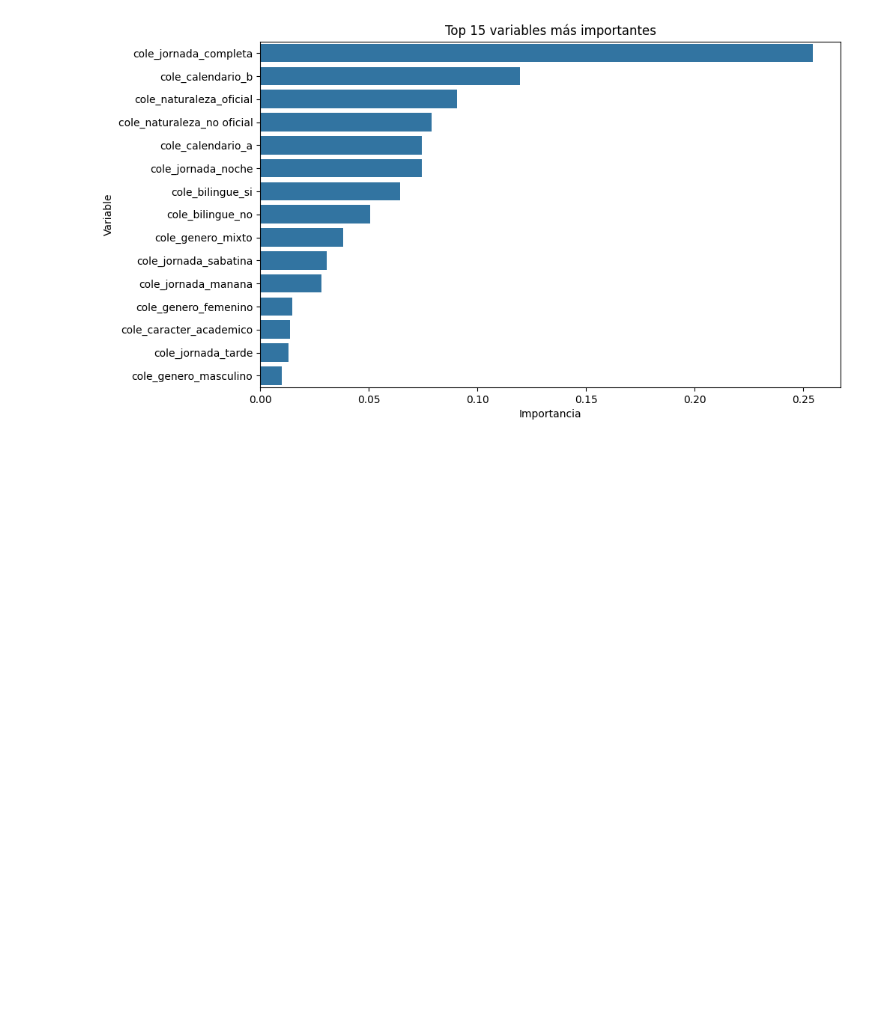
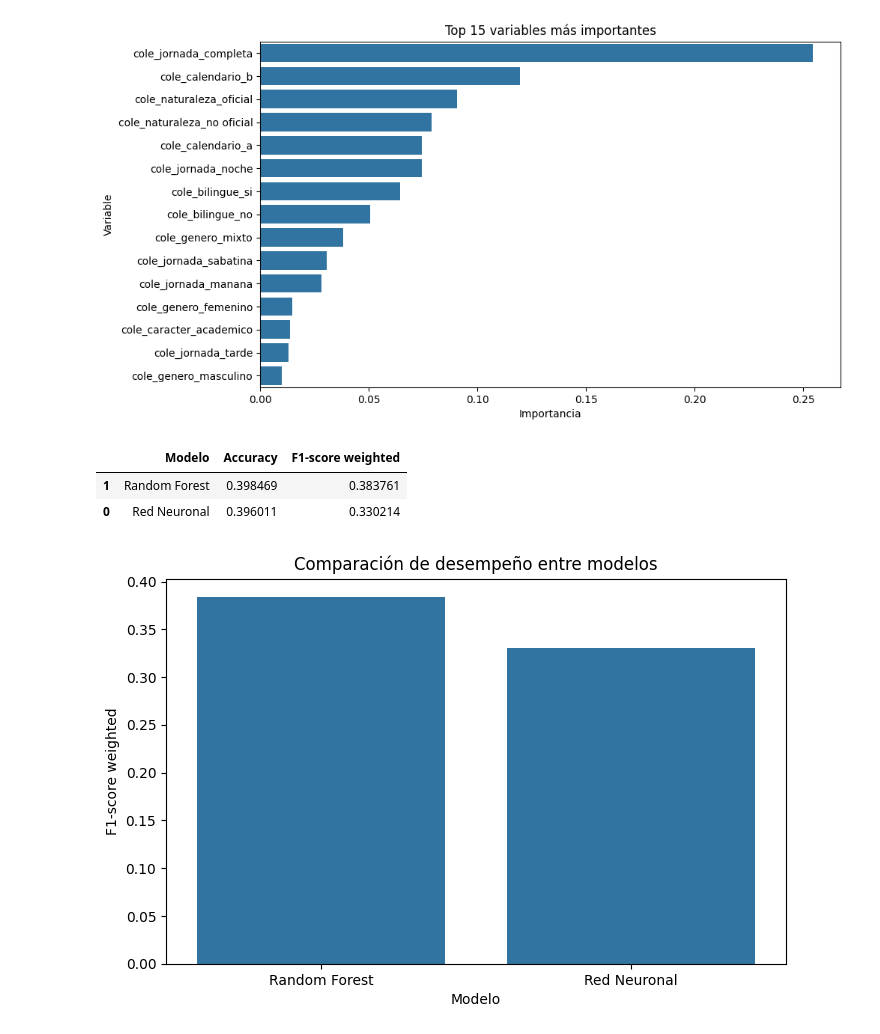
Before and after one commit to anamsanchezm1/Proyecto2_saber11, a Jupyter notebook: Notebooks/Mariana/modelo_clasificacion_ingles.ipynb, the cells around one changed output. Drawn from its saved outputs; the diff is of its cells as text; code cells hidden in the pictures; blank space fills up the shorter version.

Commit message:
Comparacion modelos y seleccion random forest ingles

```diff
--- a/Notebooks/Mariana/modelo_clasificacion_ingles.ipynb
+++ b/Notebooks/Mariana/modelo_clasificacion_ingles.ipynb
@@ -564,3 +564,56 @@ plt.ylabel("Variable")
 plt.show()
 # %% [output]
 [figure]
+# %%
+# ==========================================
+# COMPARACIÓN DE MODELOS
+# ==========================================
+
+import pandas as pd
+from sklearn.metrics import accuracy_score, f1_score
+
+comparacion_modelos = pd.DataFrame({
+    "Modelo": [
+        "Red Neuronal",
+        "Random Forest"
+    ],
+    "Accuracy": [
+        accuracy,
+        accuracy_rf
+    ],
+    "F1-score weighted": [
+        f1_score(y_test, y_pred, average="weighted"),
+        f1_score(y_test, y_pred_rf, average="weighted")
+    ]
+})
+
+comparacion_modelos = comparacion_modelos.sort_values(
+    by="F1-score weighted",
+    ascending=False
+)
+
+comparacion_modelos
+# %% [output]
+|  | Modelo | Accuracy | F1-score weighted |
+| 1 | Random Forest | 0.398469 | 0.383761 |
+| 0 | Red Neuronal | 0.396011 | 0.330214 |
+# %%
+# ==========================================
+# COMPARACIÓN VISUAL DE MODELOS
+# ==========================================
+
+plt.figure(figsize=(8,5))
+
+sns.barplot(
+    data=comparacion_modelos,
+    x="Modelo",
+    y="F1-score weighted"
+)
+
+plt.title("Comparación de desempeño entre modelos")
+plt.ylabel("F1-score weighted")
+plt.xlabel("Modelo")
+
+plt.show()
+# %% [output]
+[figure, added]
```
